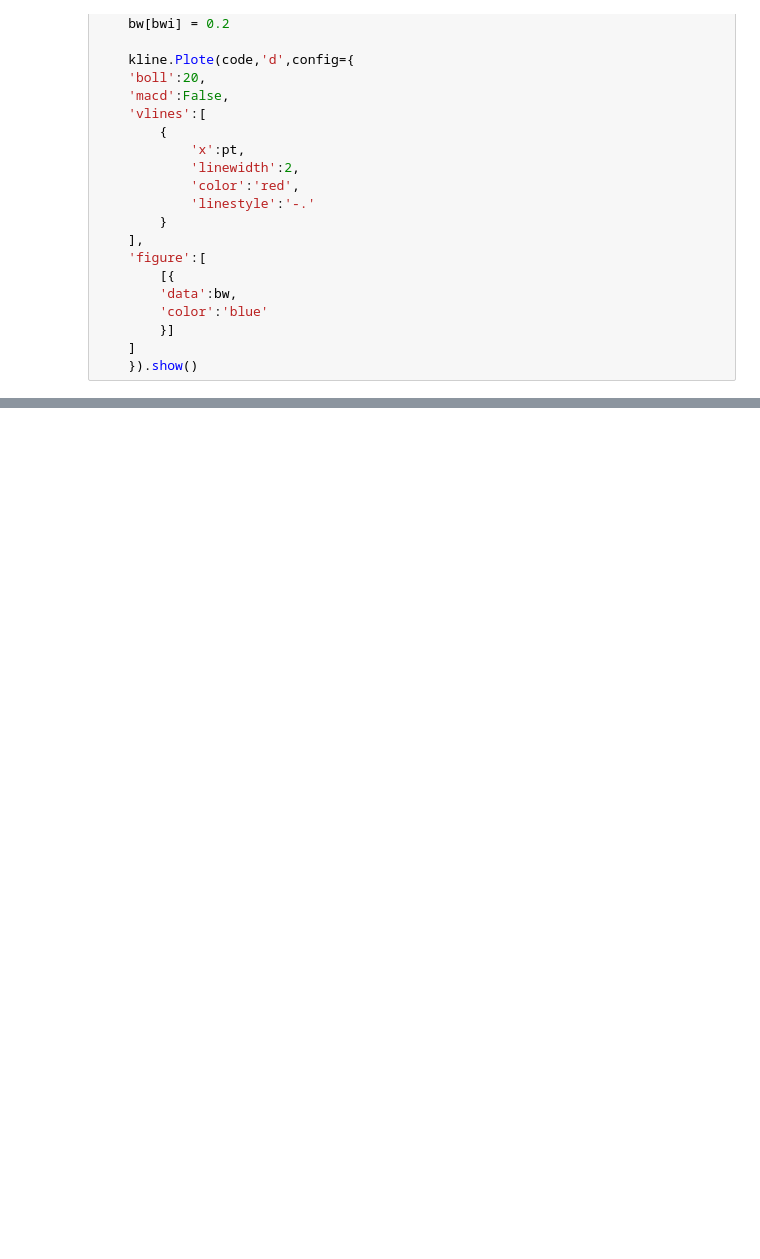
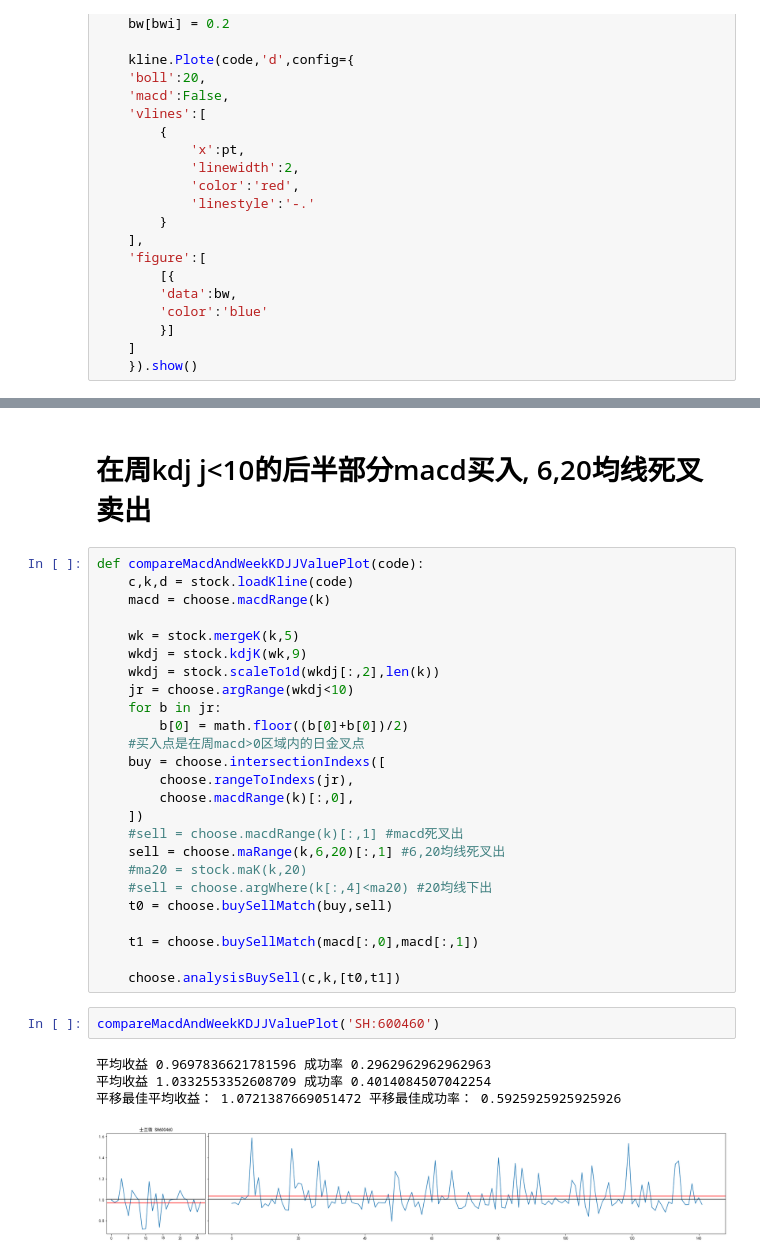
Before and after one commit to JohnCrash/stock, a Jupyter notebook: jupyter/test.ipynb, the cells around one changed output, grey strips where cells are left out. Cells and saved outputs as stored; diff of their text form; blank space fills up the shorter version.

```diff
--- a/jupyter/test.ipynb
+++ b/jupyter/test.ipynb
@@ -81,0 +187,34 @@ compareMacdAndBollMa20Plot('SH:600460')
+# %% [markdown]
+# 在周kdj j<10的后半部分macd买入, 6,20均线死叉卖出
+# %%
+def compareMacdAndWeekKDJJValuePlot(code):
+    c,k,d = stock.loadKline(code)
+    macd = choose.macdRange(k)
+
+    wk = stock.mergeK(k,5)
+    wkdj = stock.kdjK(wk,9)
+    wkdj = stock.scaleTo1d(wkdj[:,2],len(k))
+    jr = choose.argRange(wkdj<10)
+    for b in jr:
+        b[0] = math.floor((b[0]+b[0])/2)
+    #买入点是在周macd>0区域内的日金叉点
+    buy = choose.intersectionIndexs([
+        choose.rangeToIndexs(jr),
+        choose.macdRange(k)[:,0],
+    ])
+    #sell = choose.macdRange(k)[:,1] #macd死叉出
+    sell = choose.maRange(k,6,20)[:,1] #6,20均线死叉出
+    #ma20 = stock.maK(k,20)
+    #sell = choose.argWhere(k[:,4]<ma20) #20均线下出
+    t0 = choose.buySellMatch(buy,sell)
+
+    t1 = choose.buySellMatch(macd[:,0],macd[:,1])
+
+    choose.analysisBuySell(c,k,[t0,t1])
+# %%
+compareMacdAndWeekKDJJValuePlot('SH:600460')
+# %% [output]
+平均收益 0.9697836621781596 成功率 0.2962962962962963
+平均收益 1.0332553352608709 成功率 0.4014084507042254
+平移最佳平均收益： 1.0721387669051472 平移最佳成功率： 0.5925925925925926
+[figure, added]
```
Also changed, not shown: parts of 23 cells of this notebook, 3 other files.
